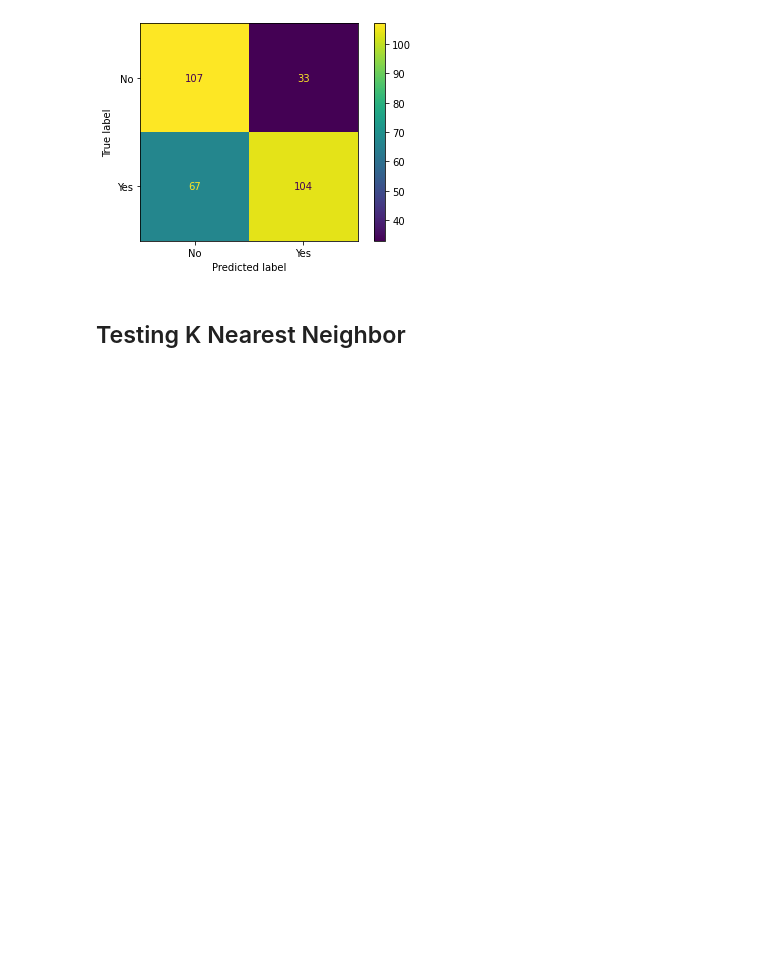
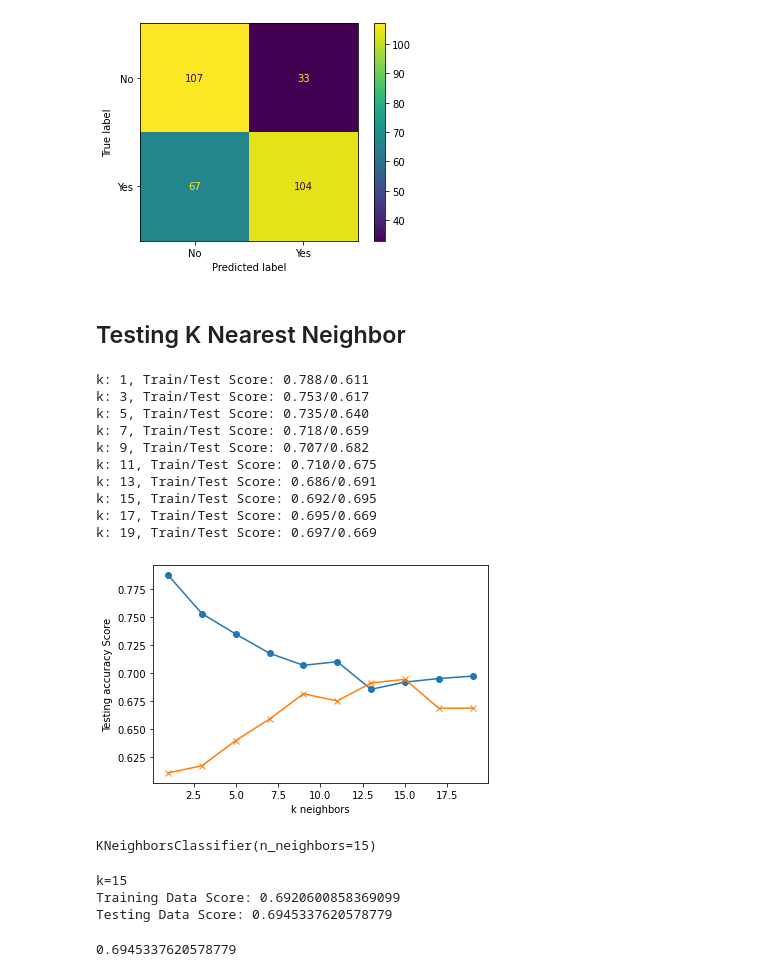
Before and after one commit to nappytrails/machines_for_mental_health, a Jupyter notebook: machine_learning.ipynb, the cells around one changed output. Cells and saved outputs as stored; diff of their text form; code cells hidden in the pictures; blank space fills up the shorter version.

Commit message:
Add knn model

```diff
--- a/machine_learning.ipynb
+++ b/machine_learning.ipynb
@@ -237,3 +245,41 @@ plt.show()
 [figure]
 # %% [markdown]
 ## Testing K Nearest Neighbor
+# %%
+# Loop through different k values to find which has the highest accuracy.
+train_scores = []
+test_scores = []
+
+for k in range(1, 20, 2):
+    knn = KNeighborsClassifier(n_neighbors=k)
+    knn.fit(X_train_scaled, y_train)
+    train_score = knn.score(X_train_scaled, y_train)
+    test_score = knn.score(X_test_scaled, y_test)
+    train_scores.append(train_score)
+    test_scores.append(test_score)
+    print(f"k: {k}, Train/Test Score: {train_score:.3f}/{test_score:.3f}")
+
+
+plt.plot(range(1, 20, 2), train_scores, marker='o')
+plt.plot(range(1, 20, 2), test_scores, marker="x")
+plt.xlabel("k neighbors")
+plt.ylabel("Testing accuracy Score")
+plt.show()
+# %% [output]
+k: 1, Train/Test Score: 0.788/0.611
+k: 3, Train/Test Score: 0.753/0.617
+k: 5, Train/Test Score: 0.735/0.640
+k: 7, Train/Test Score: 0.718/0.659
+k: 9, Train/Test Score: 0.707/0.682
+k: 11, Train/Test Score: 0.710/0.675
+k: 13, Train/Test Score: 0.686/0.691
+k: 15, Train/Test Score: 0.692/0.695
+k: 17, Train/Test Score: 0.695/0.669
+k: 19, Train/Test Score: 0.697/0.669
+[figure, added]
+# %%
+# Run the model with k=15
+knn = KNeighborsClassifier(n_neighbors=15)
+knn.fit(X_train_scaled, y_train)
+# %% [output]
+KNeighborsClassifier(n_neighbors=15)
@@ -239,0 +289,14 @@ plt.show()
+# %%
+# Compare the training and testing scores
+print("k=15")
+print(f"Training Data Score: {knn.score(X_train_scaled, y_train)}")
+print(f"Testing Data Score: {knn.score(X_test_scaled, y_test)}")
+# %% [output]
+k=15
+Training Data Score: 0.6920600858369099
+Testing Data Score: 0.6945337620578779
+# %%
+knn_test_score = knn.score(X_test_scaled, y_test)
+knn_test_score
+# %% [output]
+0.6945337620578779
```
Also changed, not shown: parts of 6 cells of this notebook.
